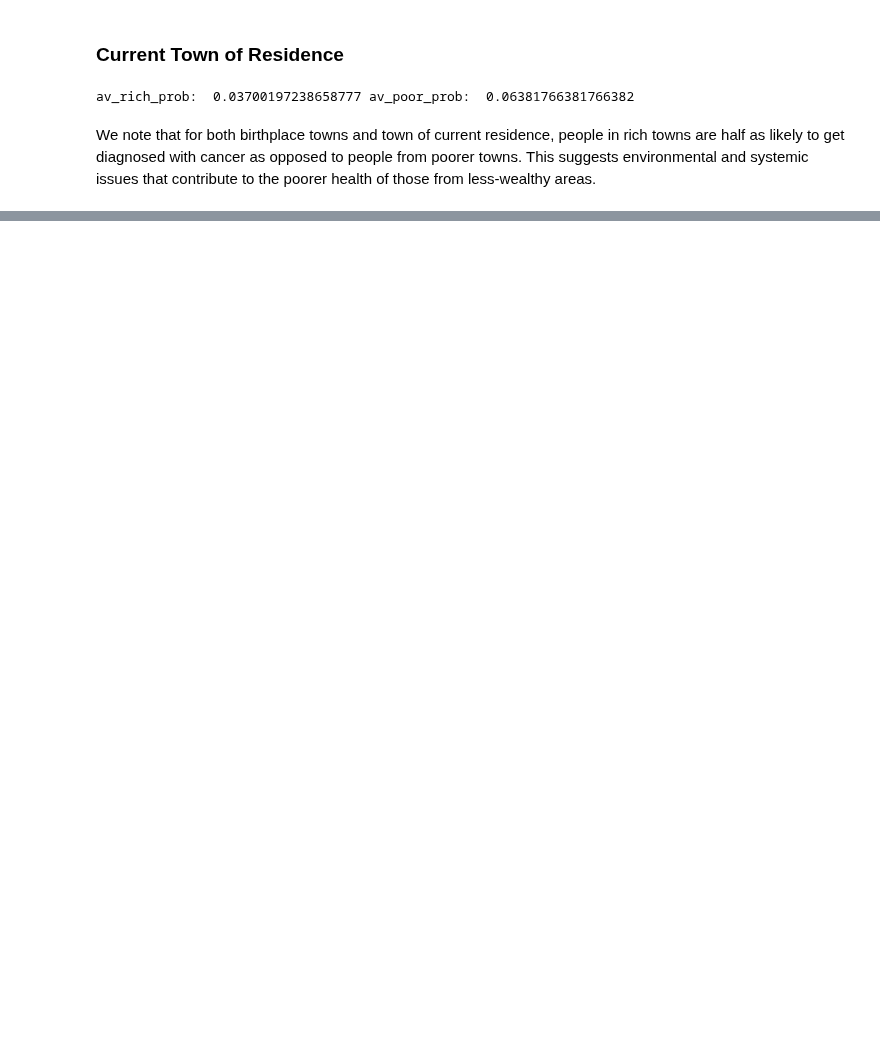
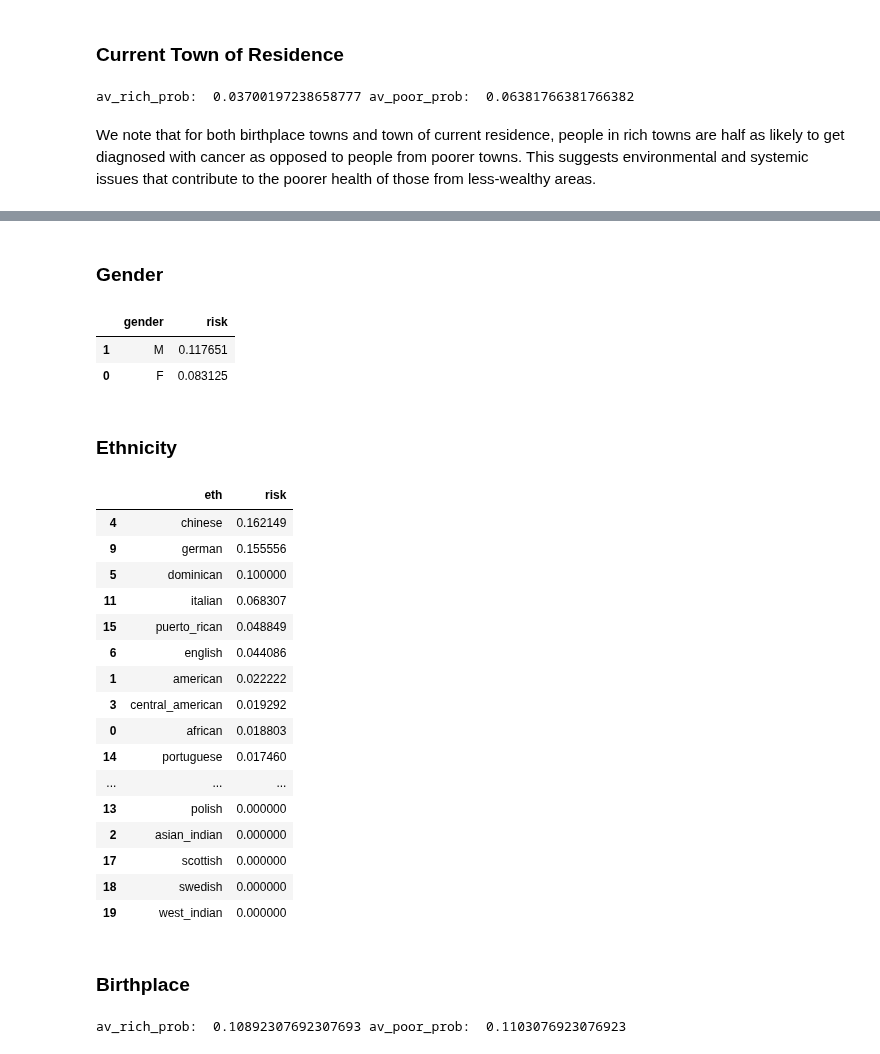
Before and after one commit to esseiple/MedicalBiasJLS, a Jupyter notebook: ModelDoc.ipynb, the cells around one changed output, grey strips where cells are left out. Saved outputs shown, nothing was run; the diff lists cells and outputs as text; code cells hidden in the pictures; blank space fills up the shorter version.

Commit message:
heart analysis

```diff
--- a/ModelDoc.ipynb
+++ b/ModelDoc.ipynb
@@ -649,0 +706,11 @@ We note that for both birthplace towns and town of current residence, people in
+# %%
+
+RFC = RandomForestClassifier(random_state=0)
+param_grid = { 'max_depth': [ 1, 2, 3, 4, 5, 6, 7, 8, 9, 10, None ]}
+grid_search = GridSearchCV(RFC, param_grid, cv=5)
+grid_search.fit(X_train, y_train)
+
+RFCScore  = grid_search.best_score_
+bestRFCDepth = grid_search.best_params_
+
+pred_prob = grid_search.best_estimator_.predict_proba(X_test)
@@ -649,0 +721,11 @@ We note that for both birthplace towns and town of current residence, people in
+# %%
+heartRaceRisk = []
+
+for code, race in race_code.items():
+    avRisk = find_risk(code, 'race', pred_prob)
+    newRow = {'race': race, 'risk': avRisk}
+    heartRaceRisk.append(newRow)
+
+heartRaceRisk = pd.DataFrame(heartRaceRisk)
+heartRaceRisk = heartRaceRisk.sort_values(by='risk', ascending=False)
+heartRaceRisk
@@ -649,0 +738,58 @@ We note that for both birthplace towns and town of current residence, people in
+# %% [markdown]
+### Gender
+# %%
+heartGenderRisk = []
+
+for code, gender in gen_code.items():
+    avRisk = find_risk(code, 'gender', pred_prob)
+    newRow = {'gender': gender, 'risk': avRisk}
+    heartGenderRisk.append(newRow)
+
+heartGenderRisk = pd.DataFrame(heartGenderRisk)
+heartGenderRisk = heartGenderRisk.sort_values(by='risk', ascending=False)
+heartGenderRisk
+# %% [output]
+|  | gender | risk |
+| 1 | M | 0.117651 |
+| 0 | F | 0.083125 |
+# %% [markdown]
+### Ethnicity
+# %%
+heartEthRisk = []
+
+for code, name in eth_code.items():
+    av = find_risk(code, 'ethnicity', pred_prob)
+    new_row = {'eth': name, 'risk': av}
+    heartEthRisk.append(new_row)
+
+heartEthRisk = pd.DataFrame(av_risk_eth)
+heartEthRisk = heartEthRisk.sort_values(by='risk', ascending=False)
+
+heartEthRisk
+# %% [output]
+|  | eth | risk |
+| 4 | chinese | 0.162149 |
+| 9 | german | 0.155556 |
+| 5 | dominican | 0.100000 |
+| 11 | italian | 0.068307 |
+| 15 | puerto_rican | 0.048849 |
+| 6 | english | 0.044086 |
+| 1 | american | 0.022222 |
+| 3 | central_american | 0.019292 |
+| 0 | african | 0.018803 |
+| 14 | portuguese | 0.017460 |
+| ... | ... | ... |
+| 13 | polish | 0.000000 |
+| 2 | asian_indian | 0.000000 |
+| 17 | scottish | 0.000000 |
+| 18 | swedish | 0.000000 |
+| 19 | west_indian | 0.000000 |
+# %% [markdown]
+### Birthplace
+# %%
+av_rich_prob = get_av_prob_bp(richTownsUsed, 'birthplace', bp_code)
+av_poor_prob = get_av_prob_bp(poorTownsUsed, 'birthplace', bp_code)
+
+print("av_rich_prob: ", av_rich_prob, "av_poor_prob: ", av_poor_prob)
+# %% [output]
+av_rich_prob:  0.10892307692307693 av_poor_prob:  0.1103076923076923
```
Also changed, not shown: parts of 26 cells of this notebook, 10 other files.
